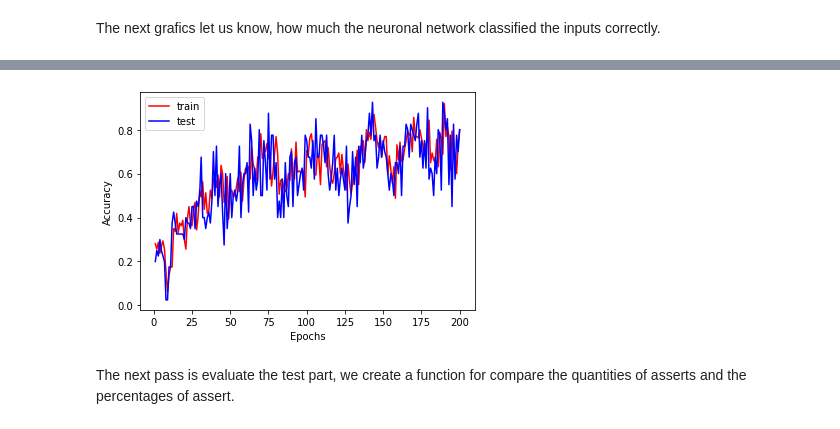
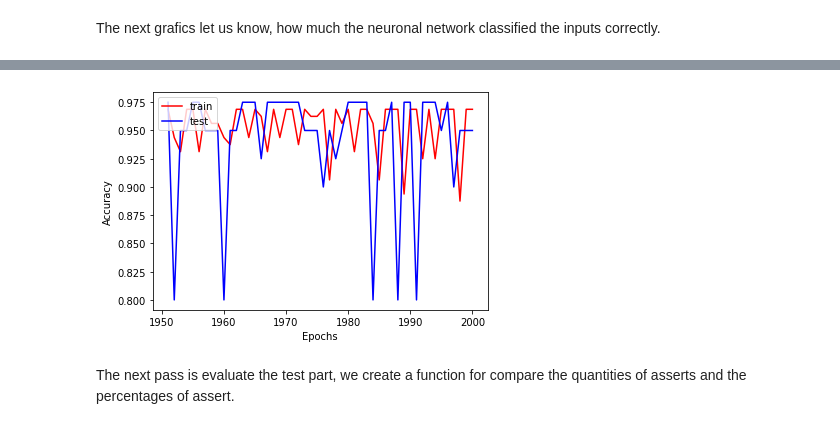
Before and after one commit to AlvaroCori/SIS_INTEL_PRACTICA_7, a Jupyter notebook: Neuronal Network2.ipynb, the cells around one changed output, grey strips where cells are left out. Drawn from its saved outputs; the diff is of its cells as text; code cells hidden in the pictures.

```diff
--- a/Neuronal Network2.ipynb
+++ b/Neuronal Network2.ipynb
@@ -212,5 +226,6 @@ We separate 160 rows for the training part, if we get 200 rows in a dataset, 40
 # %%
 types = stars.iloc[:,-1]
-stars_inputs = get_inputs(stars,colors, spectral_classes)
+stars_inputs = get_best_inputs(stars)
+#stars_inputs = get_inputs(stars,colors, spectral_classes)
 stars_inputs
 # %% [output]
@@ -262,7 +267,9 @@ x_train.shape, y_train.shape, x_test.shape, y_test.shape
 # %%
 model = Sequential()
-model.add(Dense(64, input_dim=24, activation='elu'))
+
+model.add(Dense(64, input_dim=3, activation='selu'))
 model.add(Dense(6, activation='softmax'))
+
 model.compile(optimizer='adam',loss='categorical_crossentropy',metrics=['accuracy'])
 # %%
 #target_training
@@ -271,6 +278,6 @@ ls = []
 y=IntegerEncode2(y_train)
 target_test=IntegerEncode2(y_test)
 # %%
-num_epochs=200
+num_epochs=2000
 history = model.fit(x_train, y,validation_data=(x_test, target_test), epochs=num_epochs,batch_size=64,verbose=1)
 # %% [output]
@@ -316,13 +323,13 @@ plt.show()
 # %%
 # Graficas de accuracy
-plt.plot(epochs, accuracy, 'r')
-plt.plot(epochs, val_accuracy, 'b')
+plt.plot(epochs[1950:], accuracy[1950:], 'r')
+plt.plot(epochs[1950:], val_accuracy[1950:], 'b')
 plt.xlabel('Epochs')
 plt.ylabel('Accuracy')
 plt.legend(['train', 'test'], loc='upper left')
 plt.show()
 # %% [output]
-[figure, old version]
+[figure, new version]
 # %% [markdown]
 The next pass is evaluate the test part, we create a function for compare the quantities of asserts and the percentages of assert.
 # %%
```
Also changed, not shown: parts of 21 cells of this notebook, 19 other files.
